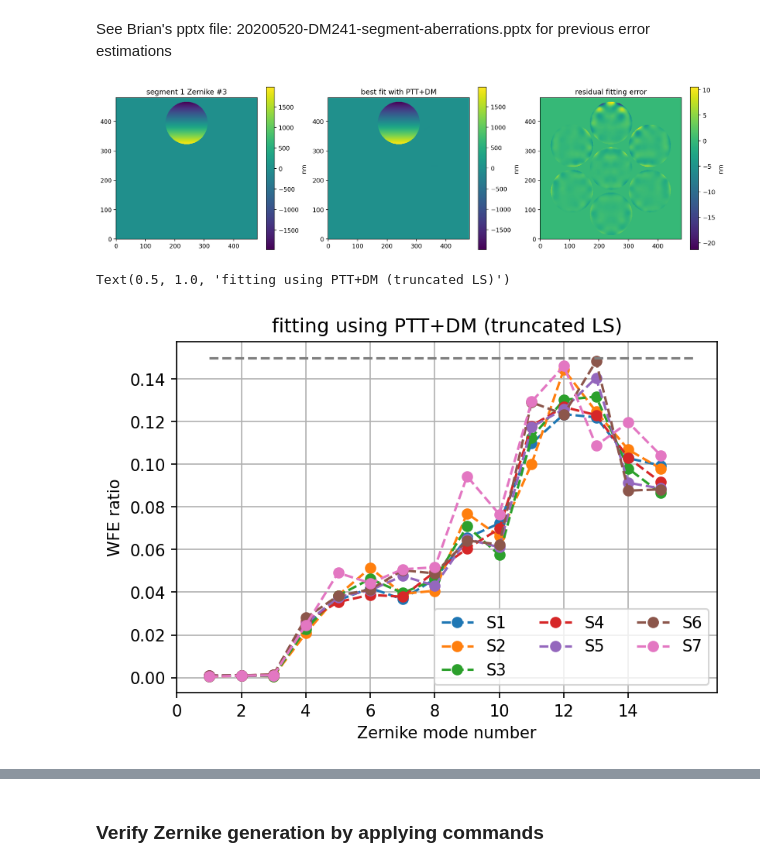
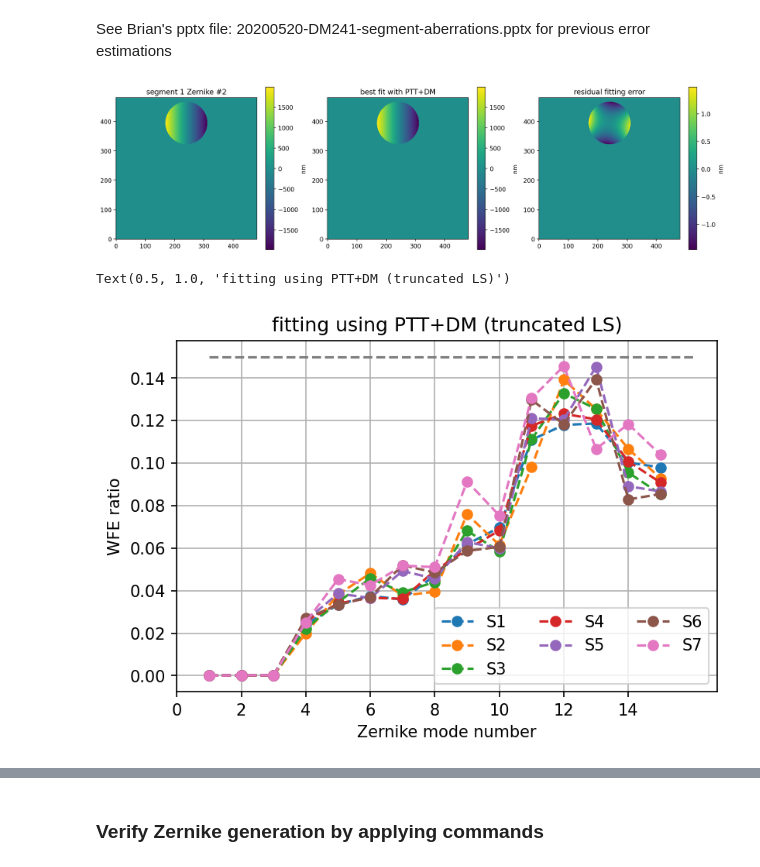
Before and after one commit to fquiros/CEO, a Jupyter notebook: python/ceo/wfpt/WFPT_segment_zernikes_v1.ipynb, the cells around one changed output, grey strips where cells are left out. Saved outputs shown, nothing was run; the diff lists cells and outputs as text; code cells hidden in the pictures.

```diff
--- a/python/ceo/wfpt/WFPT_segment_zernikes_v1.ipynb
+++ b/python/ceo/wfpt/WFPT_segment_zernikes_v1.ipynb
@@ -109,6 +111,6 @@ np.savez(zmat_fname, **tosave)
 ## WFPT Influence Matrices
 Choose M1 or M2.
 # %%
-mirror= 'M1'
+mirror= 'M2'
 zerntool.get_influence_matrices(mirror)
 # %% [output]
@@ -238,38 +246,38 @@ for segid in range(7):
         fiterr2[zid,segid] = np.std(Zdiff[:,zid,segid]) / np.sqrt(np.sum(zerntool.Zmat[:,zid,segid]**2)/zerntool.npseg[segid])
 # %%
 segid = 0
-zid = 2
+zid = 1
 zamp = 1e-6
 
 #-- Theoretical Zernike
 Ztheo = np.zeros((nPx,nPx))
 Ztheo[zerntool.GMTmask] = zerntool.Zmat[:,zid,segid]
 
 #-- Best-fit Zernike
 Zbf = np.zeros((nPx,nPx))
 Zbf[zerntool.GMTmask] = zerntool.fitZern[mirror]['Zmat'][:,zid,segid]
 
 #-- Error
 Zerr = np.zeros((nPx,nPx))
 Zerr[zerntool.GMTmask] = Zdiff[:,zid,segid]
 
 fig, (ax1,ax2,ax3) = plt.subplots(ncols=3)
 fig.set_size_inches((18,5))
 fig.dpi=200
 
 im1 = ax1.imshow(Ztheo*zamp*1e9, origin='lower')
 clb1 = fig.colorbar(im1, ax=ax1, label='nm')
 ax1.set_title('segment %d Zernike #%d'%(segid+1, zid+1))
 
 im2 = ax2.imshow(Zbf*zamp*1e9, origin='lower')
 clb2 = fig.colorbar(im2, ax=ax2, label='nm')
 ax2.set_title('best fit with PTT+DM');
 
 im3 = ax3.imshow(Zerr*zamp*1e9, origin='lower')
 clb2 = fig.colorbar(im3, ax=ax3, label='nm')
 ax3.set_title('residual fitting error');
 # %% [output]
-[figure, old version]
+[figure, new version]
 # %%
 fig, ax = plt.subplots()
 fig.dpi=150
@@ -283,7 +291,7 @@ ax.set_ylabel('WFE ratio')
 ax.set_title('fitting using PTT+DM (truncated LS)')
 # %% [output]
 Text(0.5, 1.0, 'fitting using PTT+DM (truncated LS)')
-[figure, old version]
+[figure, new version]
 # %%
 fig, ax = plt.subplots()
 fig.dpi=150
```
Also changed, not shown: parts of 14 cells of this notebook, 1 other file.
